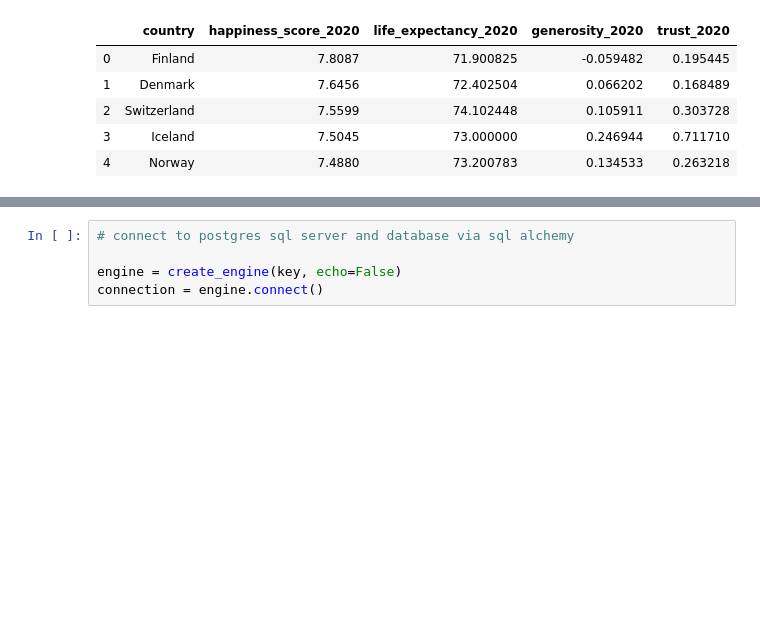
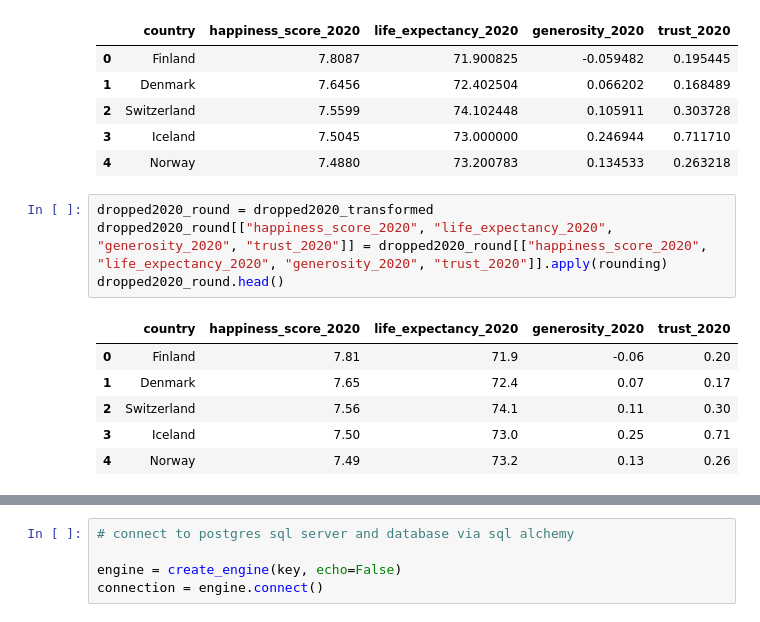
Before and after one commit to dr-harmony/ETL-Project, a Jupyter notebook: world_happiness.ipynb, the cells around one changed output, grey strips where cells are left out. Drawn from its saved outputs; the diff is of its cells as text; blank space fills up the shorter version.

```diff
--- a/world_happiness.ipynb
+++ b/world_happiness.ipynb
@@ -107,6 +121,17 @@ dropped2020_transformed.head()
 | 2 | Switzerland | 7.5599 | 74.102448 | 0.105911 | 0.303728 |
 | 3 | Iceland | 7.5045 | 73.000000 | 0.246944 | 0.711710 |
 | 4 | Norway | 7.4880 | 73.200783 | 0.134533 | 0.263218 |
+# %%
+dropped2020_round = dropped2020_transformed
+dropped2020_round[["happiness_score_2020", "life_expectancy_2020", "generosity_2020", "trust_2020"]] = dropped2020_round[["happiness_score_2020", "life_expectancy_2020", "generosity_2020", "trust_2020"]].apply(rounding)
+dropped2020_round.head()
+# %% [output]
+|  | country | happiness_score_2020 | life_expectancy_2020 | generosity_2020 | trust_2020 |
+| 0 | Finland | 7.81 | 71.9 | -0.06 | 0.20 |
+| 1 | Denmark | 7.65 | 72.4 | 0.07 | 0.17 |
+| 2 | Switzerland | 7.56 | 74.1 | 0.11 | 0.30 |
+| 3 | Iceland | 7.50 | 73.0 | 0.25 | 0.71 |
+| 4 | Norway | 7.49 | 73.2 | 0.13 | 0.26 |
 # %%
 merged_df = pd.merge(dropped2015_ordered, dropped2020_transformed, on="country", how="outer")
 merged_df.head(158)
```
Also changed, not shown: parts of 3 cells of this notebook.
